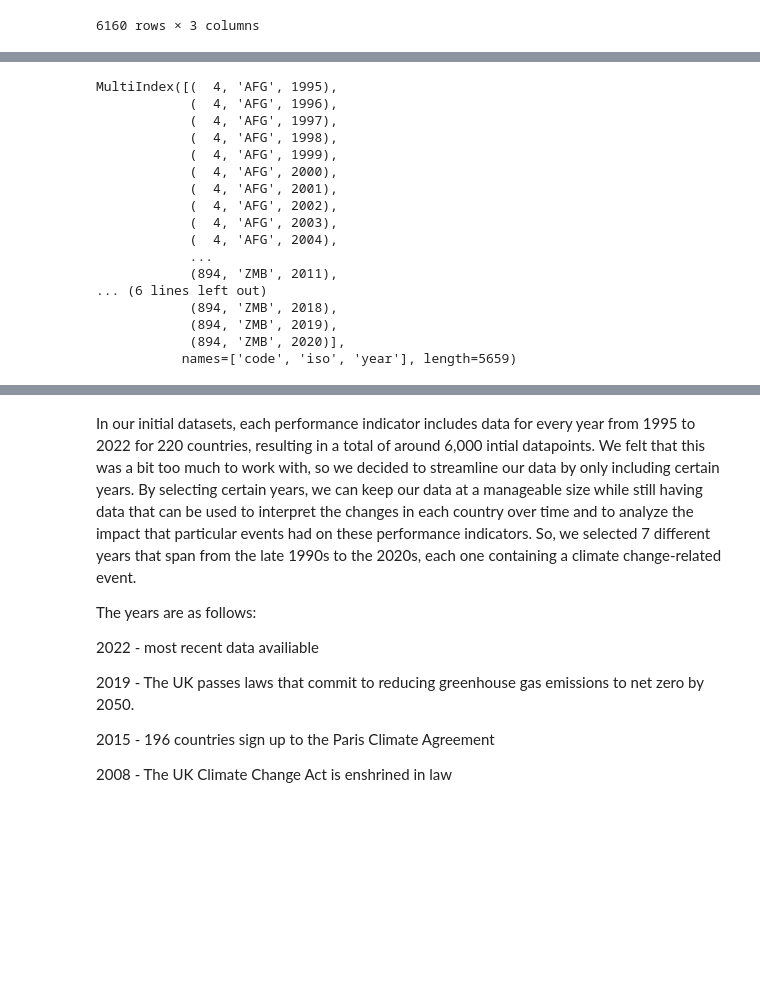
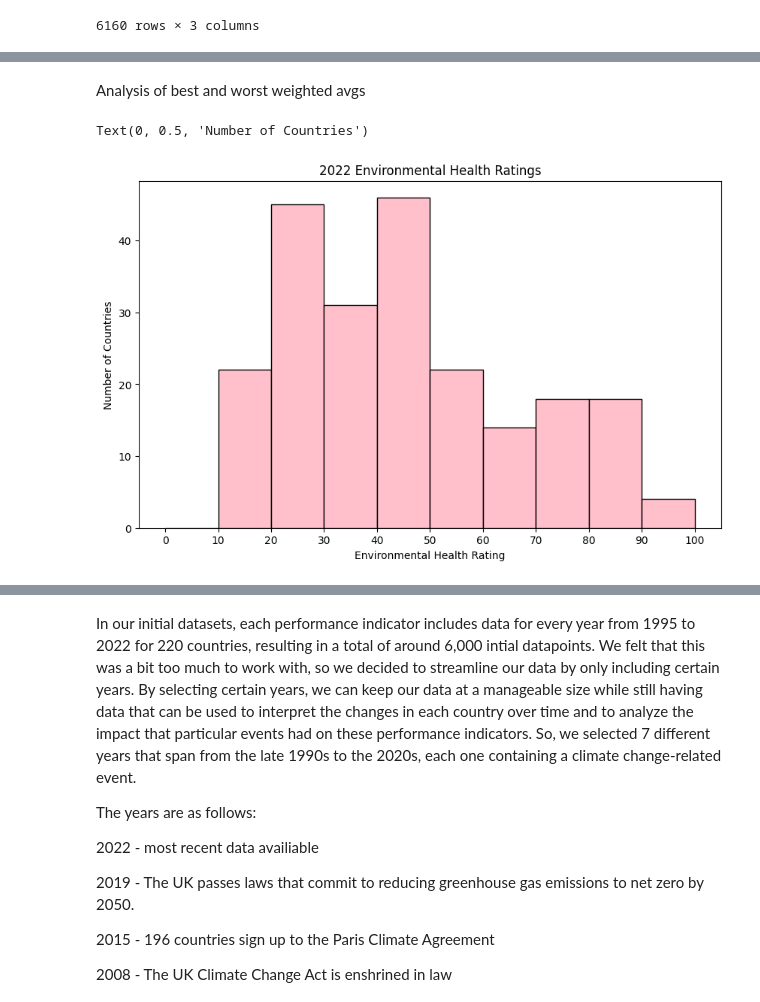
Before and after one commit to sussenbachtucker/DSCI235-Term-Project, a Jupyter notebook: DSCI235FinalProject.ipynb, the cells around one changed output, grey strips where cells are left out. Saved outputs shown, nothing was run; the diff lists cells and outputs as text; code cells hidden in the pictures; blank space fills up the shorter version.

```diff
--- a/DSCI235FinalProject.ipynb
+++ b/DSCI235FinalProject.ipynb
@@ -198,20 +231,16 @@ weighted_avgs
+# %% [markdown]
+Analysis of best and worst weighted avgs
 # %%
 # Plot the rate of each country
+most_recent_avgs = weighted_avgs.droplevel("iso").reorder_levels(["year", "code"]).loc[2022]
+
+fig, ax = plt.subplots(figsize = (10, 6))
+
+ax.hist(most_recent_avgs["weighted_avg"], bins = np.linspace(0, 100, 11), color = "pink", edgecolor = "black")
+ax.set_xticks(np.linspace(0, 100, 11))
+ax.set_title("2022 Environmental Health Ratings")
+ax.set_xlabel("Environmental Health Rating")
+ax.set_ylabel("Number of Countries")
 # %% [output]
-MultiIndex([(  4, 'AFG', 1995),
-            (  4, 'AFG', 1996),
-            (  4, 'AFG', 1997),
-            (  4, 'AFG', 1998),
-            (  4, 'AFG', 1999),
-            (  4, 'AFG', 2000),
-            (  4, 'AFG', 2001),
-            (  4, 'AFG', 2002),
-            (  4, 'AFG', 2003),
-            (  4, 'AFG', 2004),
-            ...
-            (894, 'ZMB', 2011),
-... (6 lines left out)
-            (894, 'ZMB', 2018),
-            (894, 'ZMB', 2019),
-            (894, 'ZMB', 2020)],
-           names=['code', 'iso', 'year'], length=5659)
+Text(0, 0.5, 'Number of Countries')
+[figure, added]
```
Also changed, not shown: parts of 16 cells of this notebook.
